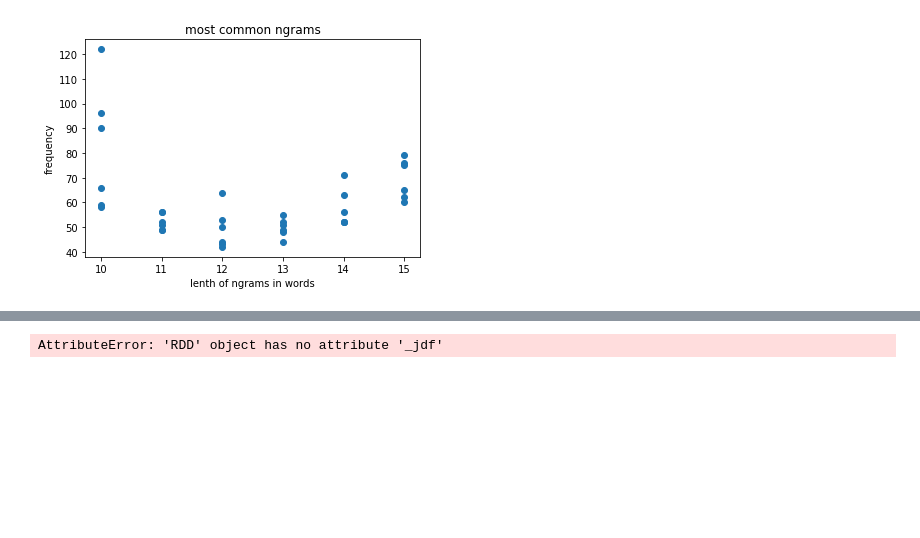
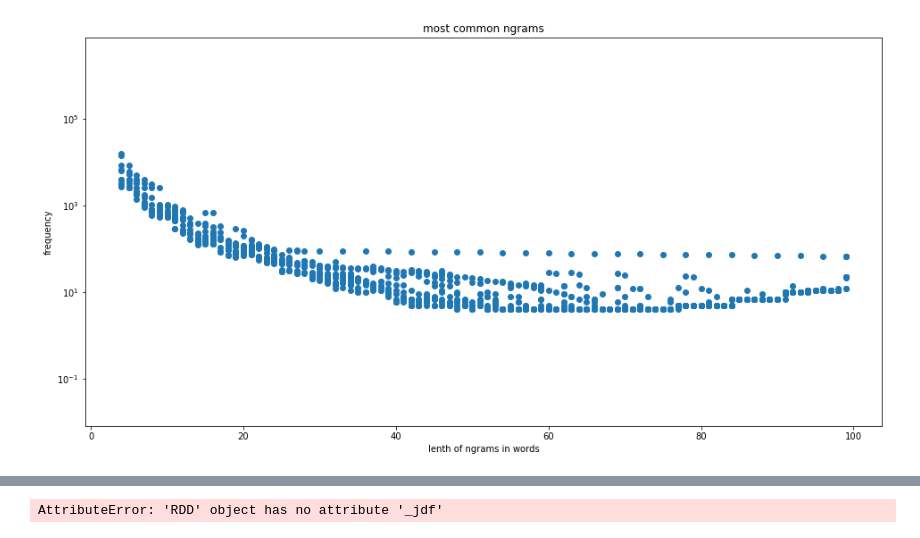
Before and after one commit to ethylomat/LegalComplete, a Jupyter notebook: otto/pattern_search.ipynb, the cells around one changed output, grey strips where cells are left out. Drawn from its saved outputs; the diff is of its cells as text; code cells hidden in the pictures; blank space fills up the shorter version.

```diff
--- a/otto/pattern_search.ipynb
+++ b/otto/pattern_search.ipynb
@@ -31,25 +33,0 @@ most_common = most_common.most_common(2000)
-# %%
-phrases = []
-frequencies_per_ngramlength = {i:[] for i in range(min_len, max_len)}
-for phrase, frequency in most_common:
-    if frequency < 5: # stop evaluating if the first ngram has less than x occurences
-        break
-    frequencies_per_ngramlength[len(phrase)].append((frequency, phrase))
-
-frequencies = []
-lengths = []
-length_keys = list(frequencies_per_ngramlength.keys())
-for length in length_keys[::-1]:
-    counter = 0
-    for frequency, phrase_candidate in frequencies_per_ngramlength[length]:
-        pad_dist = length//3
-        cut_phrase_candidate = " ".join(phrase_candidate[pad_dist:-pad_dist])
-        phrase_candidate = " ".join(phrase_candidate)
-
-        if not any([cut_phrase_candidate in phrase for phrase in phrases]):
-            lengths.append(length)
-            frequencies.append(frequency)
-            phrases.append(phrase_candidate)
-            counter += 1
-            if counter > 5: # we only check the top 5 phrases at the given n
-                break
@@ -79,11 +115,14 @@ den anforderungen des § 133 abs. 3 satz 3 vwgo
 # %%
+fig = plt.figure(figsize =(16,8))
 plt.title("most common ngrams")
+
 plt.ylabel("frequency")
+plt.yscale("log")
 plt.xlabel("lenth of ngrams in words")
 plt.scatter(lengths, frequencies)
-plt.show()
+fig.show()
 # %% [output]
-[figure, old version]
+[figure, new version]
 # %%
 plt.title("anzahl dokumente nach verfahrensart für top 6 verfahrensarten. ")
 subset = df.groupby(['Verfahrensart', 'Entscheidungsart']).size()
```
Also changed, not shown: parts of 14 cells of this notebook, 2 other files.
